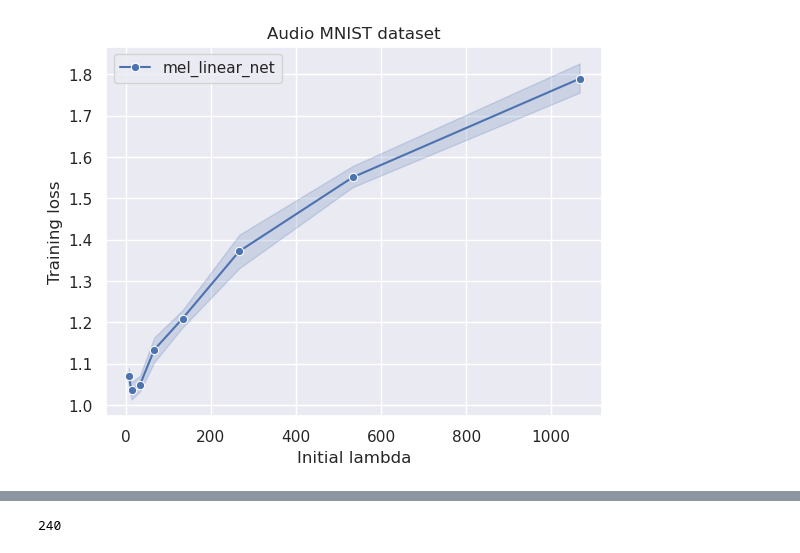
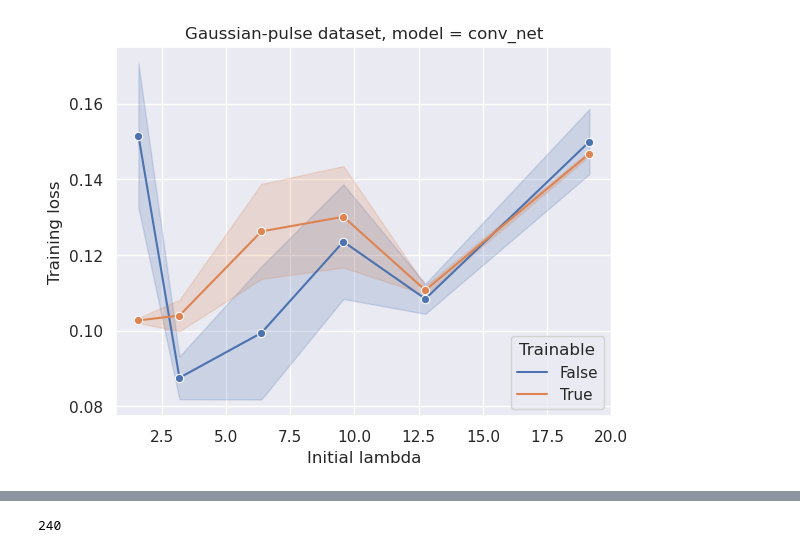
Before and after one commit to johnmartinsson/differentiable-mel-spectrogram, a Jupyter notebook: notebooks/analyse_ray_tune.ipynb, the cells around one changed output, grey strips where cells are left out. Drawn from its saved outputs; the diff is of its cells as text; code cells hidden in the pictures.

Commit message:
Updates plotting code.

```diff
--- a/notebooks/analyse_ray_tune.ipynb
+++ b/notebooks/analyse_ray_tune.ipynb
@@ -24,7 +29,7 @@ display(HTML("<style>.container { width:100% !important; }</style>"))
 # %%
 #experiment_path = "/mnt/storage_1/john/ray_results/dtf_time_frequency_all_not_trainable/"
 #experiment_path = "/mnt/storage_1/john/ray_results/dtf_time_frequency_linear_trainable/"
-experiment_path = "/mnt/storage_1/john/ray_results/dtf_audio_mnist_all_not_trainable/"
+experiment_path = "/home/martinsson/ray_results/dtf_time_frequency_lambda_search_final_v4/"
 
 tuner = tune.Tuner.restore(path=experiment_path)
 result = tuner.fit()
@@ -120,14 +140,14 @@ def get_title(dataset_name):
         raise ValueError("dataset_name: {} is not defined.".format(dataset_name))
 
 
-dataset_name = 'audio_mnist'
-#dataset_name = 'time_frequency'
+#dataset_name = 'audio_mnist'
+dataset_name = 'time_frequency'
 
 column_width = 4
 figure_height = 3
 
-#model_names = ['linear_net', 'mlp_net']
-model_names = ['mel_linear_net'] #, 'mel_mlp_net']
+model_names = ['conv_net']
+#model_names = ['mel_linear_net', 'mel_conv_net'] #, 'mel_mlp_net']
 
 #####################################################################
 # Accuracy plot
@@ -146,73 +166,64 @@ model_names = ['mel_linear_net'] #, 'mel_mlp_net']
 df = result.get_dataframe()
 df = df[(df['config/dataset_name'] == dataset_name)]
 
-fig, ax = plt.subplots(1, 1)
+for model_name in model_names:
+    fig, ax = plt.subplots(1, 1)
+    df_model = df[(df['config/model_name'] == model_name)]
+    sns.lineplot(data=df_model, x="config/init_lambd", y='best_valid_acc', marker='o', hue='config/trainable')
 
-for model_name in model_names:
-    df_model = df[(df['config/model_name'] == model_name)]
-    sns.lineplot(data=df_model, x="config/init_lambd", y='best_valid_acc', marker='o')
+    plt.title(get_title(dataset_name) + ", model = {}".format(model_name))
+    plt.xlabel('Initial lambda')
+    plt.ylabel('Accuracy')
 
-ax.legend(model_names)
-plt.title(get_title(dataset_name))
-plt.xlabel('Initial lambda')
-plt.ylabel('Accuracy')
-
-plt.savefig('figures/sigma_search_{}_{}.pdf'.format(model_name, dataset_name), bbox_inches='tight')
+    plt.legend(loc='lower right', title='Trainable')
+    plt.savefig('figures/sigma_search_{}_{}.pdf'.format(model_name, dataset_name), bbox_inches='tight')
 
 #####################################################################
 # Training loss plot
 #####################################################################
-fig, ax = plt.subplots(1, 1)
-
 df = result.get_dataframe()
 df = df[(df['config/dataset_name'] == dataset_name)]
 
 for model_name in model_names:
+    fig, ax = plt.subplots(1, 1)
     df_model = df[(df['config/model_name'] == model_name)]
-    sns.lineplot(data=df_model, x="config/init_lambd", y='loss', marker='o')
+    sns.lineplot(data=df_model, x="config/init_lambd", y='loss', marker='o', hue='config/trainable')
 
-ax.legend(model_names)
-plt.title(get_title(dataset_name))
-plt.xlabel('Initial lambda')
-plt.ylabel('Training loss')
+    plt.title(get_title(dataset_name) + ", model = {}".format(model_name))
+    plt.xlabel('Initial lambda')
+    plt.ylabel('Training loss')
 
-plt.show()
+    plt.legend(loc='lower right', title='Trainable')
+
+    plt.show()
 #####################################################################
 # Valid loss plot
 #####################################################################
-fig, ax = plt.subplots(1, 1)
-
 df = result.get_dataframe()
 df = df[(df['config/dataset_name'] == dataset_name)]
 
 for model_name in model_names:
+    fig, ax = plt.subplots(1, 1)
     df_model = df[(df['config/model_name'] == model_name)]
-    sns.lineplot(data=df_model, x="config/init_lambd", y='valid_loss', marker='o')
+    sns.lineplot(data=df_model, x="config/init_lambd", y='best_valid_loss', marker='o', hue='config/trainable')
 
-ax.legend(model_names)
-plt.title(get_title(dataset_name))
-plt.xlabel('Initial lambda')
-plt.ylabel('Validation loss')
-plt.show()
+    plt.title(get_title(dataset_name) + ", model = {}".format(model_name))
+    plt.xlabel('Initial lambda')
+    plt.ylabel('Validation loss')
 
-#sns.lineplot(data=df, x="config/init_lambd", y='valid_loss', marker='o')
-            #kind='line',height=3, aspect=1.61, marker='o')
-#sns.move_legend(g, "lower left", bbox_to_anchor=(0.2, 0.2))
-#g.set_axis_labels('Initial lambda', 'Training loss')
-#g.legend.set_title('Trainable')
-#plt.ylim([0., 1.5])
-#plt.title(title)
+    plt.legend(loc='lower right', title='Trainable')
 
-# fig = plt.figure()
-# g = sns.relplot(data=df, x="config/init_lambd", y='lambd_est',
-#             kind='line', hue='config/trainable',
-#             height=3, aspect=1.61, marker="o", legend=True)
-# sns.move_legend(g, "lower left", bbox_to_anchor=(0.20, 0.6))
-# g.set_axis_labels('Initial lambda', 'Estimated lambda')
-# g.legend.set_title('Trainable')
-# plt.title(title)
-#plt.legend(loc='upper left', title='Trainable')
+    plt.show()
 
 
+fig = plt.figure()
+g = sns.lineplot(data=df, x="config/init_lambd", y='lambd_est',
+            hue='config/trainable', marker="o")
+
+plt.xlabel('Initial lambda')
+plt.ylabel('Estimated lambda')
+plt.legend(loc='lower right', title='Trainable')
+plt.title(get_title(dataset_name) + ", model = {}".format(model_name))
+
 #plt.savefig('figures/sigma_estimate_{}_{}.pdf'.format(model_name, dataset_name), bbox_inches='tight')
 # %% [output]
@@ -220 +231 @@ plt.show()
-[figure, old version]
+[figure, new version]
```
Also changed, not shown: parts of 5 cells of this notebook.
